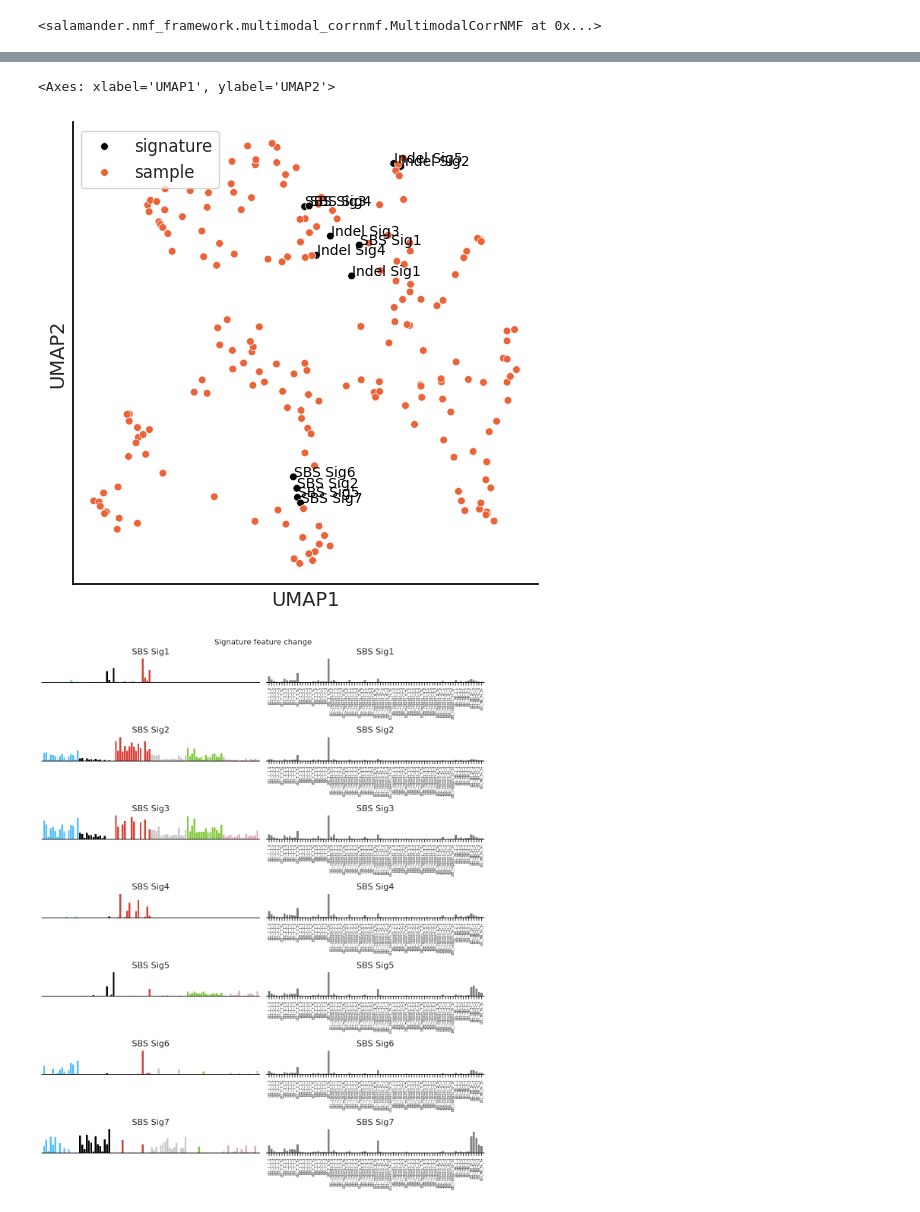
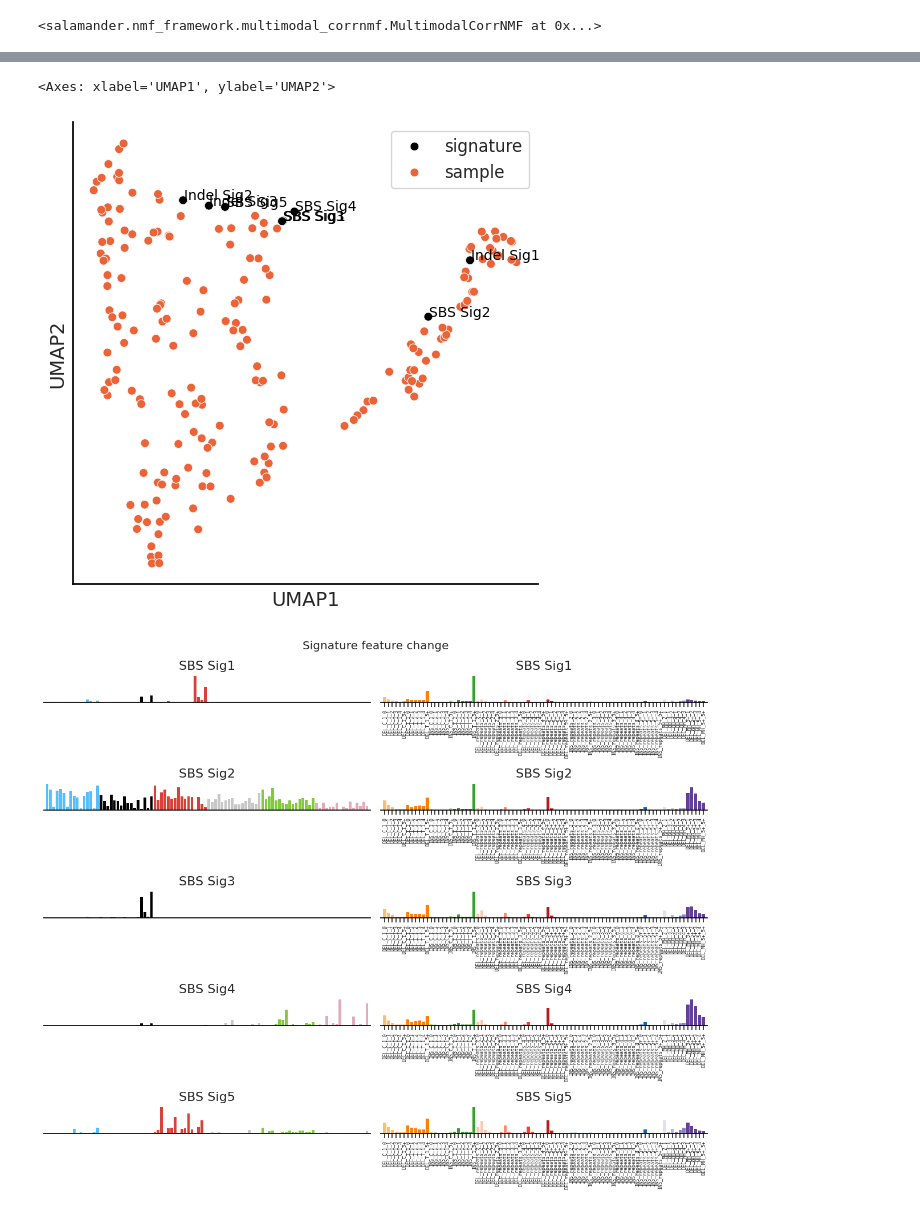
Before and after one commit to parklab/Salamander, a Jupyter notebook: tutorial.ipynb, the cells around one changed output, grey strips where cells are left out. Drawn from its saved outputs; the diff is of its cells as text; code cells hidden in the pictures.

```diff
--- a/tutorial.ipynb
+++ b/tutorial.ipynb
@@ -107,0 +113,7 @@ model.plot_correlation(data="samples")
+# %%
+# in practice: use catalog signatures instead
+my_known_signatures = pd.DataFrame(counts_sbs[["SP6730", "SP4820"]])
+
+model = salamander.KLNMF(n_signatures=5, max_iterations=500)
+model.fit(counts_sbs, given_signatures=my_known_signatures)
+model.plot_signatures()
@@ -112,8 +132,8 @@ The syntax for minimum volume NMF and correlated NMF is identical. In this tutor
 # %%
-# lambda_tilde: volume penalty parameter in the loss function of mvNMF
+# lam: volume penalty hyperparameter in the loss function of mvNMF
 model_mvnmf = salamander.MvNMF(
     n_signatures=n_signatures,
-    lambda_tilde=1,
+    lam=1,
     max_iterations=3
 )
 model_mvnmf.fit(counts_sbs)
@@ -142,13 +162,10 @@ n_features_indel = len(counts_indel.index)
 # 196 samples with single base substitution data, a subset of 192 samples have indel data
 counts_sbs = counts_sbs[counts_indel.columns]
 n_features_sbs = len(counts_sbs.index)
-# %%
-counts_sbs = 10 * n_features_sbs * counts_sbs / counts_sbs.sum(axis=0)
-counts_indel = 10 * n_features_indel * counts_indel / counts_indel.sum(axis=0)
 # %%
 multi_model = salamander.MultimodalCorrNMF(
     n_modalities=2,
-    ns_signatures=[7, 5],
+    ns_signatures=[5, 3],
     dim_embeddings=5,
     min_iterations=50,
     max_iterations=50
@@ -202,4 +220,5 @@ multi_model.plot_correlation(data="samples")
 # %%
+# change the color of the points in the embedding plot
 palette = [(0, 0, 0), (0.92, 0.39, 0.21)]
 hue = np.sum(multi_model.ns_signatures) * ["signature"] + multi_model.n_samples * ["sample"]
 
@@ -208,23 +227,28 @@ multi_model.plot_embeddings(
     method="umap",
     hue=hue,
     palette=palette,
-    s=30,
+    s=40,
     annotation_kwargs={"fontsize": 10},
     ax=ax
 )
 # %% [output]
 <Axes: xlabel='UMAP1', ylabel='UMAP2'>
-[figure, old version]
+[figure, new version]
 # %%
-# co-occuring Indel spectrum for all SBS signatures
-axes = multi_model.plot_feature_change(in_modality="SBS", figsize=(12, 15), annotate_mutation_types=True)
+# co-occuring Indel spectra of all SBS signatures
+axes = multi_model.plot_feature_change(
+    in_modality="SBS",
+    colors=["SBS96", "Indel83"],
+    annotate_mutation_types=True,
+    figsize=(12, 10)
+)
 
 for ax in axes[:,0]:
     ax.set_xticks([])
 
 for ax in axes.flatten():
     ax.tick_params(axis="x", which="major", labelsize=6)
 
 plt.tight_layout()
 # %% [output]
-[figure, old version]
+[figure, new version]
```
Also changed, not shown: parts of 28 cells of this notebook.
